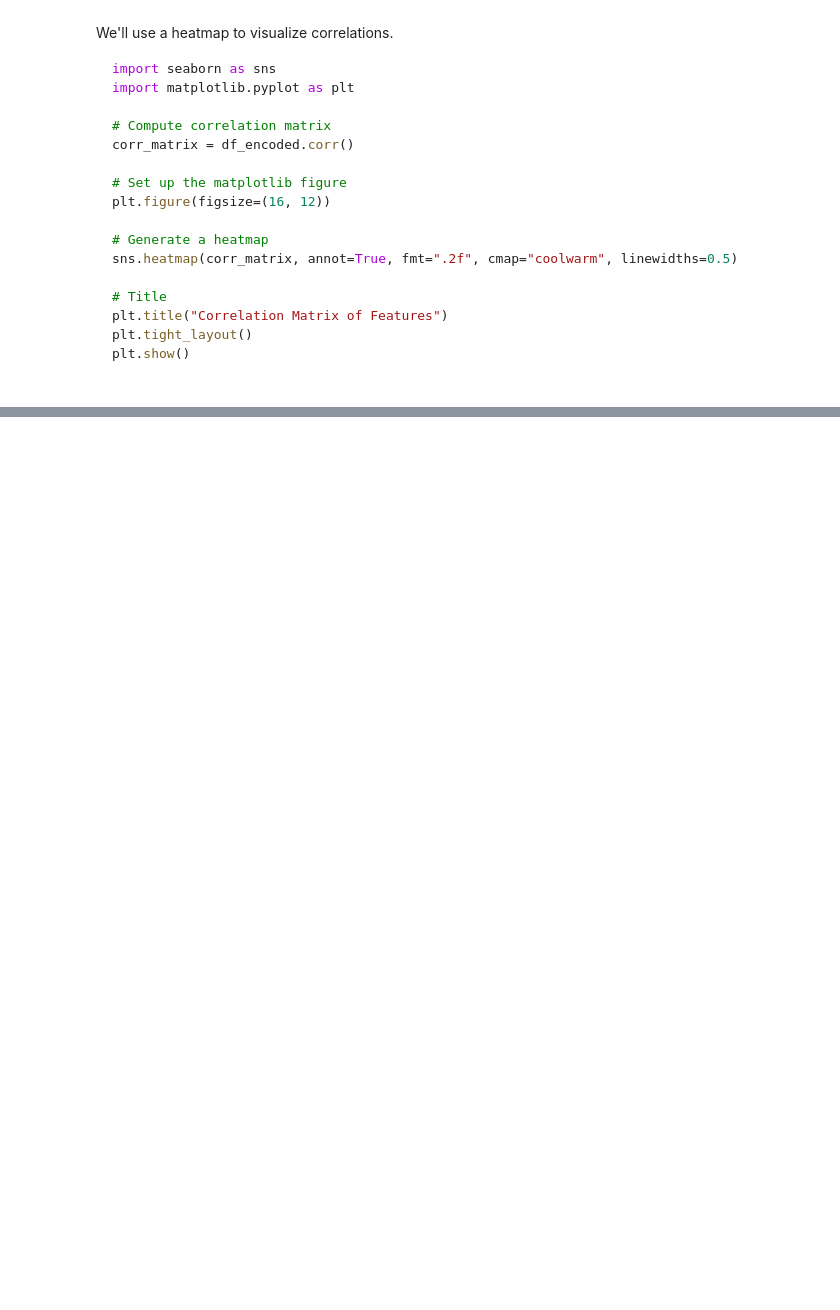
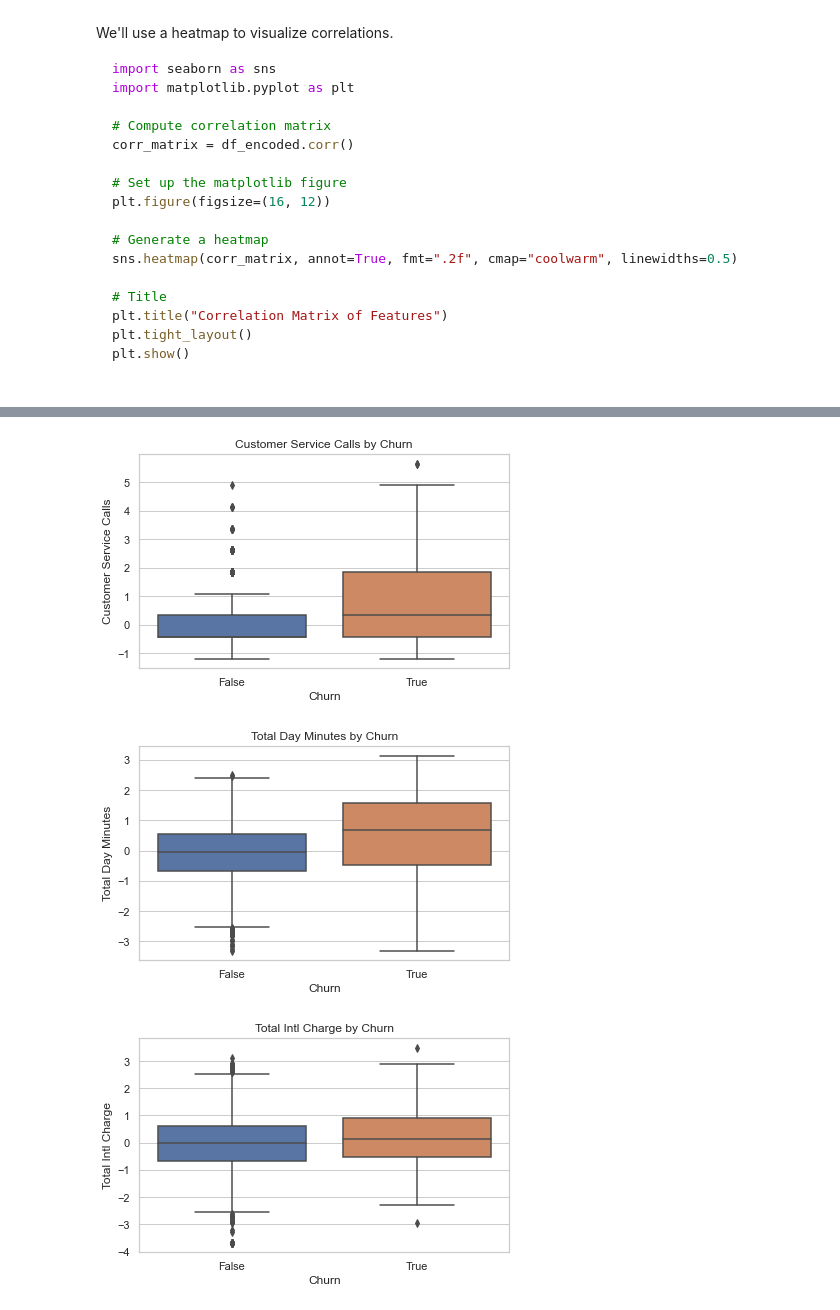
Before and after one commit to BMwihia/Customer-Churn-Analysis, a Jupyter notebook: notebooks/Customer Churn.ipynb, the cells around one changed output, grey strips where cells are left out. Cells and saved outputs as stored; diff of their text form; code cells hidden in the pictures; blank space fills up the shorter version.

```diff
--- a/notebooks/Customer Churn.ipynb
+++ b/notebooks/Customer Churn.ipynb
@@ -381,6 +381,25 @@ Exploratory Data Analysis helps uncover patterns, spot anomalies, test hypothese
 - Examine categorical variables and their impact on churn
 
 We begin with a look at the distribution of the target variable.
+# %%
+# Data manipulation
+import pandas as pd
+import numpy as np
+
+# Data visualization
+import matplotlib.pyplot as plt
+import seaborn as sns
+
+# Statistical analysis
+from scipy.stats import chi2_contingency, ttest_ind, pearsonr
+
+# Plotting configurations
+%matplotlib inline
+sns.set(style="whitegrid")
+plt.rcParams["figure.figsize"] = (10, 6)
+
+# Display settings
+pd.set_option("display.max_columns", None)
 # %% [markdown]
 ### 4.1  Target Variable Distribution
 
@@ -474,0 +525,15 @@ plt.show()
+# %%
+num_features = ['customer service calls', 'total day minutes', 'total intl charge']
+
+for feature in num_features:
+    plt.figure(figsize=(6, 4))
+    sns.boxplot(data=df_encoded, x='churn', y=feature)
+    plt.title(f'{feature.title()} by Churn')
+    plt.xlabel('Churn')
+    plt.ylabel(feature.title())
+    plt.tight_layout()
+    plt.show()
+# %% [output]
+[figure, added]
+[figure, added]
+[figure, added]
```
Also changed, not shown: parts of 2 cells of this notebook.
